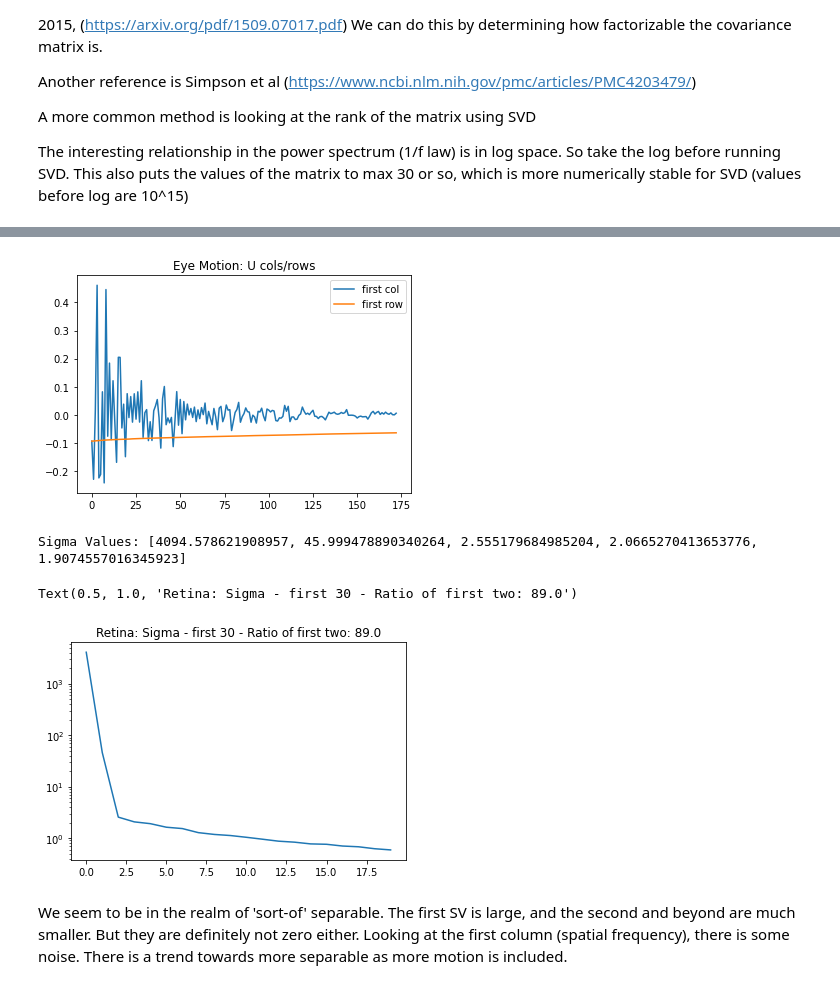
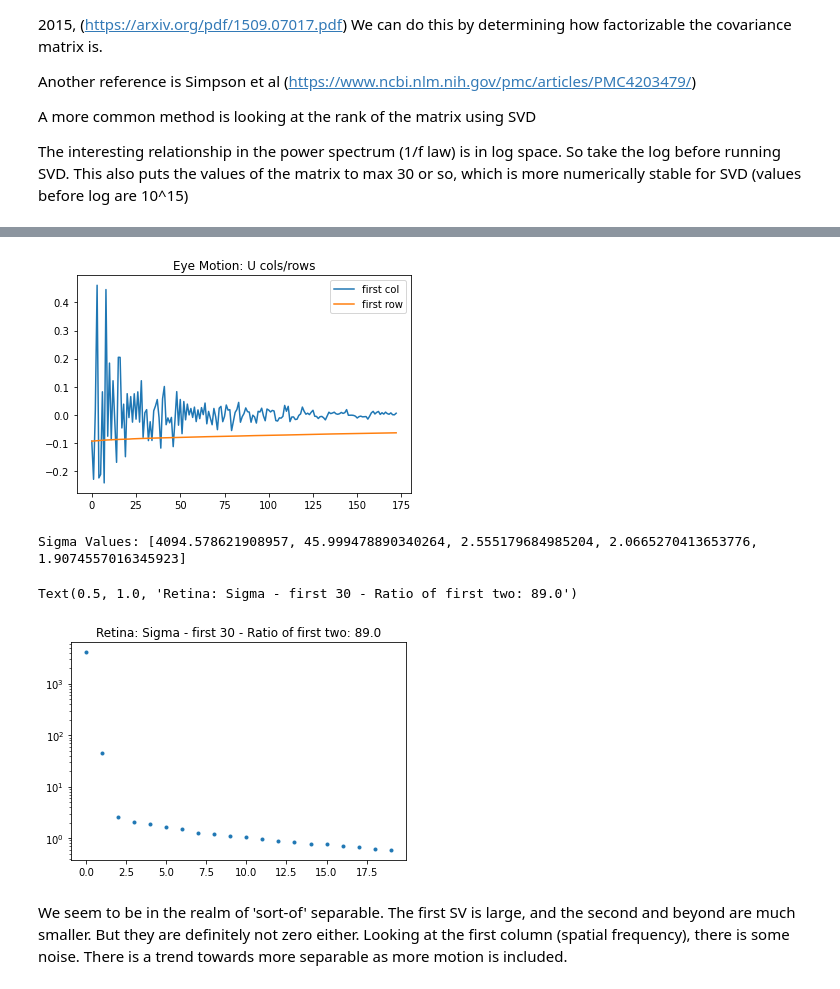
Before and after one commit to vdutell/st-bravo_analysis, a Jupyter notebook: 6. Grand_Means.ipynb, the cells around one changed output, grey strips where cells are left out. Saved outputs shown, nothing was run; the diff lists cells and outputs as text; code cells hidden in the pictures.

Commit message:
points for plotting separability

```diff
--- a/6. Grand_Means.ipynb
+++ b/6. Grand_Means.ipynb
@@ -1237,20 +1237,20 @@ Text(0.5, 1.0, 'Head Body: Sigma - first 30 - Ratio of first two: 34.5')
 # %%
 eye_ps_2d_small = np.log(eye_ps_all_2d)
 u,s,v = np.linalg.svd(eye_ps_2d_small)
 
 plt.plot(u[0,:],label='first col')
 plt.plot(u[:,0],label='first row')
 plt.legend()
 plt.title('Eye Motion: U cols/rows')
 plt.show()
 
 print(f'Sigma Values: {[l for l in s[:5]]}')
-plt.semilogy(s[:20])
+plt.semilogy(s[:20],'.')
 plt.title(f'Retina: Sigma - first 30 - Ratio of first two: {s[0]/s[1]:.1f}')
 # %% [output]
 [figure]
 Sigma Values: [4094.578621908957, 45.999478890340264, 2.555179684985204, 2.0665270413653776, 1.9074557016345923]
 Text(0.5, 1.0, 'Retina: Sigma - first 30 - Ratio of first two: 89.0')
-[figure, old version]
+[figure, new version]
 # %% [markdown]
 We seem to be in the realm of 'sort-of' separable. The first SV is large, and the second and beyond are much smaller. But they are definitely not zero either. Looking at the first column (spatial frequency), there is some noise. There is a trend towards more separable as more motion is included.
```
Also changed, not shown: parts of 2 cells of this notebook.
